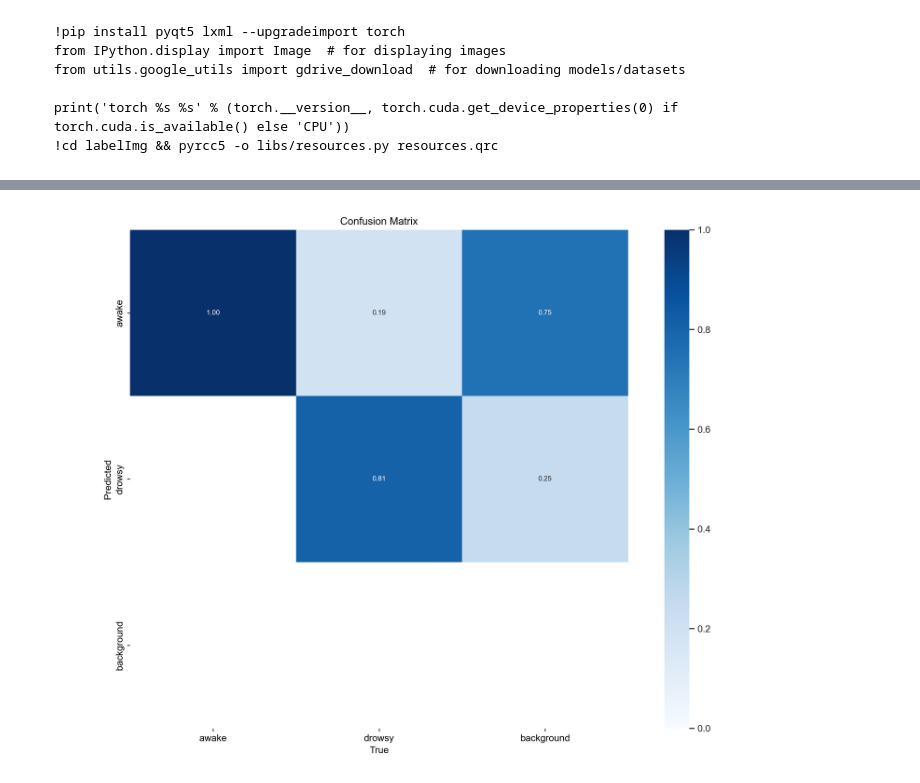
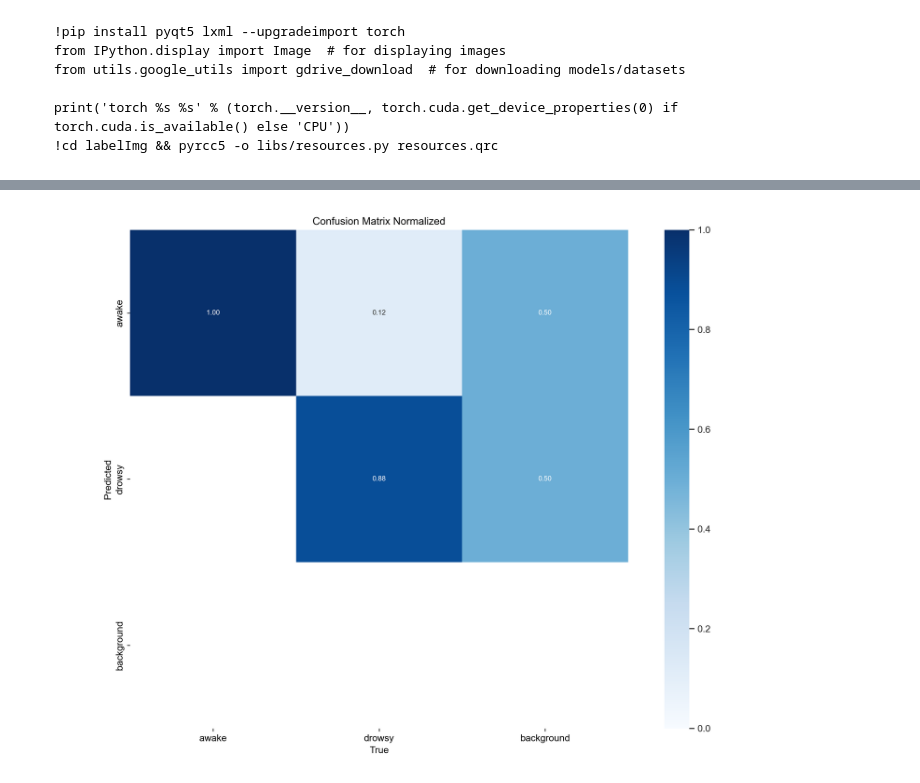
Before and after one commit to Ozair007/drowsiness_detector, a Jupyter notebook: DrowsinessDetection.ipynb, the cells around one changed output, grey strips where cells are left out. Saved outputs shown, nothing was run; the diff lists cells and outputs as text; code cells hidden in the pictures.

```diff
--- a/DrowsinessDetection.ipynb
+++ b/DrowsinessDetection.ipynb
@@ -261,7 +296,6 @@ Results saved to runs\val\exp
 # %%
 from IPython.display import Image
 
-# Display the confusion matrix
-Image(filename='runs/val/exp/confusion_matrix.png')
+Image(filename='runs/detect/val4/confusion_matrix_normalized.png')
 # %% [output]
-[figure, old version]
+[figure, new version]
```
Also changed, not shown: parts of 44 cells of this notebook.
